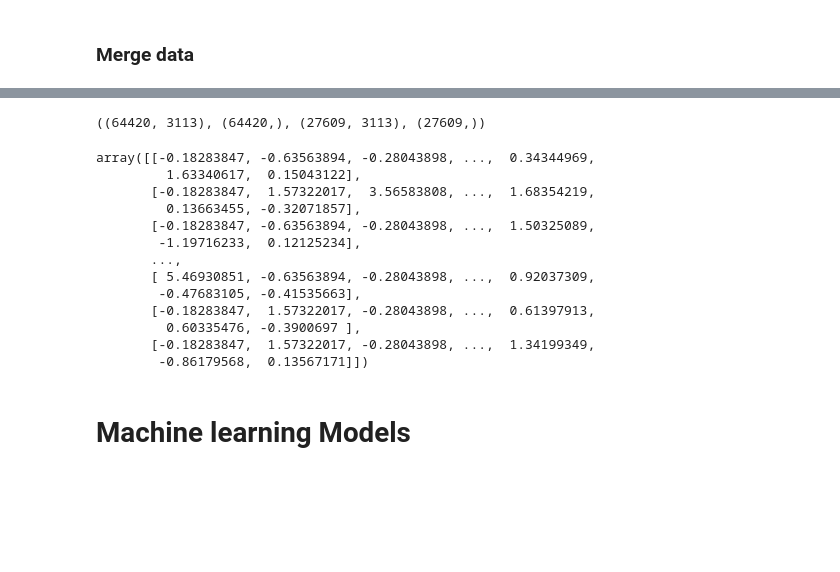
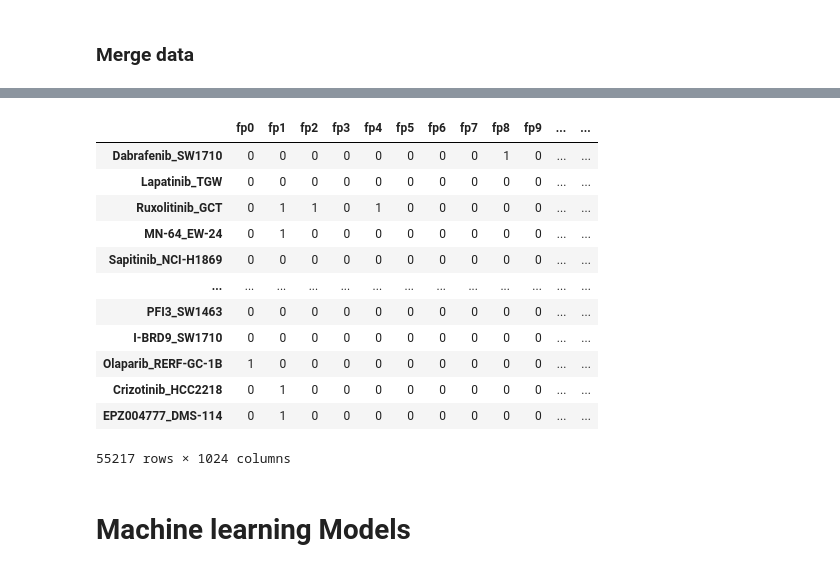
Before and after one commit to paulo-seixal/drug_sensitivity, a Jupyter notebook: baseline_ml.ipynb, the cells around one changed output, grey strips where cells are left out. Drawn from its saved outputs; the diff is of its cells as text; code cells hidden in the pictures; blank space fills up the shorter version.

Commit message:
updated splits

```diff
--- a/baseline_ml.ipynb
+++ b/baseline_ml.ipynb
@@ -25,7 +14,0 @@ combinations = pd.read_csv('./data/combinations.csv', index_col=0)
-# %%
-# reduce cell lines to the 2128 most important genes
-
-with open('./data/2128_genes.pkl', 'rb') as f:
-    top_genes = pickle.load(f)
-
-filtered_cell_lines = cell_lines[cell_lines.columns.intersection(top_genes)]
@@ -47,0 +15,12 @@ filtered_cell_lines
+# %%
+x_train_cell_lines = pd.read_csv('data/splits/train/x_train_cell_lines.csv', index_col=0)
+x_train_drugs = pd.read_csv('data/splits/train/x_train_drugs.csv', index_col=0)
+y_train = pd.read_csv('data/splits/train/y_train.csv', index_col=0)
+
+x_test_cell_lines = pd.read_csv('data/splits/test/x_test_cell_lines.csv', index_col=0)
+x_test_drugs = pd.read_csv('data/splits/test/x_test_drugs.csv', index_col=0)
+y_test = pd.read_csv('data/splits/test/y_test.csv', index_col=0)
+
+x_val_cell_lines = pd.read_csv('data/splits/val/x_val_cell_lines.csv', index_col=0)
+x_val_drugs = pd.read_csv('data/splits/val/x_val_drugs.csv', index_col=0)
+y_val = pd.read_csv('data/splits/val/y_val.csv', index_col=0)
@@ -80,5 +58,6 @@ def smiles_to_maccs(smiles):
     fp = MACCSkeys.GenMACCSKeys(mol)
     return fp
 
-drugs['Drug'] = drugs['Drug'].apply(smiles_to_fingerprint)
-drugs
+x_train_drugs['Drug'] = x_train_drugs['Drug'].apply(smiles_to_fingerprint)
+x_test_drugs['Drug'] = x_test_drugs['Drug'].apply(smiles_to_fingerprint)
+x_val_drugs['Drug'] = x_val_drugs['Drug'].apply(smiles_to_fingerprint)
@@ -144 +80,21 @@ input_features = input.columns
+# %%
+x_train_drugs = pd.concat([x_train_drugs.drop(['Drug'], axis=1), x_train_drugs['Drug'].apply(lambda x: pd.Series({f'fp{str(i)}': val for i, val in enumerate(x)}))], axis=1)
+x_test_drugs = pd.concat([x_test_drugs.drop(['Drug'], axis=1), x_test_drugs['Drug'].apply(lambda x: pd.Series({f'fp{str(i)}': val for i, val in enumerate(x)}))], axis=1)
+x_val_drugs = pd.concat([x_val_drugs.drop(['Drug'], axis=1), x_val_drugs['Drug'].apply(lambda x: pd.Series({f'fp{str(i)}': val for i, val in enumerate(x)}))], axis=1)
+# %%
+x_train_drugs
+# %% [output]
+|  | fp0 | fp1 | fp2 | fp3 | fp4 | fp5 | fp6 | fp7 | fp8 | fp9 | ... | ... |
+| Dabrafenib_SW1710 | 0 | 0 | 0 | 0 | 0 | 0 | 0 | 0 | 1 | 0 | ... | ... |
+| Lapatinib_TGW | 0 | 0 | 0 | 0 | 0 | 0 | 0 | 0 | 0 | 0 | ... | ... |
+| Ruxolitinib_GCT | 0 | 1 | 1 | 0 | 1 | 0 | 0 | 0 | 0 | 0 | ... | ... |
+| MN-64_EW-24 | 0 | 1 | 0 | 0 | 0 | 0 | 0 | 0 | 0 | 0 | ... | ... |
+| Sapitinib_NCI-H1869 | 0 | 0 | 0 | 0 | 0 | 0 | 0 | 0 | 0 | 0 | ... | ... |
+| ... | ... | ... | ... | ... | ... | ... | ... | ... | ... | ... | ... | ... |
+| PFI3_SW1463 | 0 | 0 | 0 | 0 | 0 | 0 | 0 | 0 | 0 | 0 | ... | ... |
+| I-BRD9_SW1710 | 0 | 0 | 0 | 0 | 0 | 0 | 0 | 0 | 0 | 0 | ... | ... |
+| Olaparib_RERF-GC-1B | 1 | 0 | 0 | 0 | 0 | 0 | 0 | 0 | 0 | 0 | ... | ... |
+| Crizotinib_HCC2218 | 0 | 1 | 0 | 0 | 0 | 0 | 0 | 0 | 0 | 0 | ... | ... |
+| EPZ004777_DMS-114 | 0 | 1 | 0 | 0 | 0 | 0 | 0 | 0 | 0 | 0 | ... | ... |
+55217 rows × 1024 columns
 # %%
@@ -152,22 +106,2 @@ x_train, x_test, y_train, y_test = train_test_split(input, output, test_size=0.3
-# %%
-x_train.shape, y_train.shape, x_test.shape, y_test.shape
-# %% [output]
-((64420, 3113), (64420,), (27609, 3113), (27609,))
-# %%
-x_train
-# %% [output]
-array([[-0.18283847, -0.63563894, -0.28043898, ...,  0.34344969,
-         1.63340617,  0.15043122],
-       [-0.18283847,  1.57322017,  3.56583808, ...,  1.68354219,
-         0.13663455, -0.32071857],
-       [-0.18283847, -0.63563894, -0.28043898, ...,  1.50325089,
-        -1.19716233,  0.12125234],
-       ...,
-       [ 5.46930851, -0.63563894, -0.28043898, ...,  0.92037309,
-        -0.47683105, -0.41535663],
-       [-0.18283847,  1.57322017, -0.28043898, ...,  0.61397913,
-         0.60335476, -0.3900697 ],
-       [-0.18283847,  1.57322017, -0.28043898, ...,  1.34199349,
-        -0.86179568,  0.13567171]])
 # %% [markdown]
 # Machine learning Models
```
Also changed, not shown: parts of 21 cells of this notebook, 9 other files.
